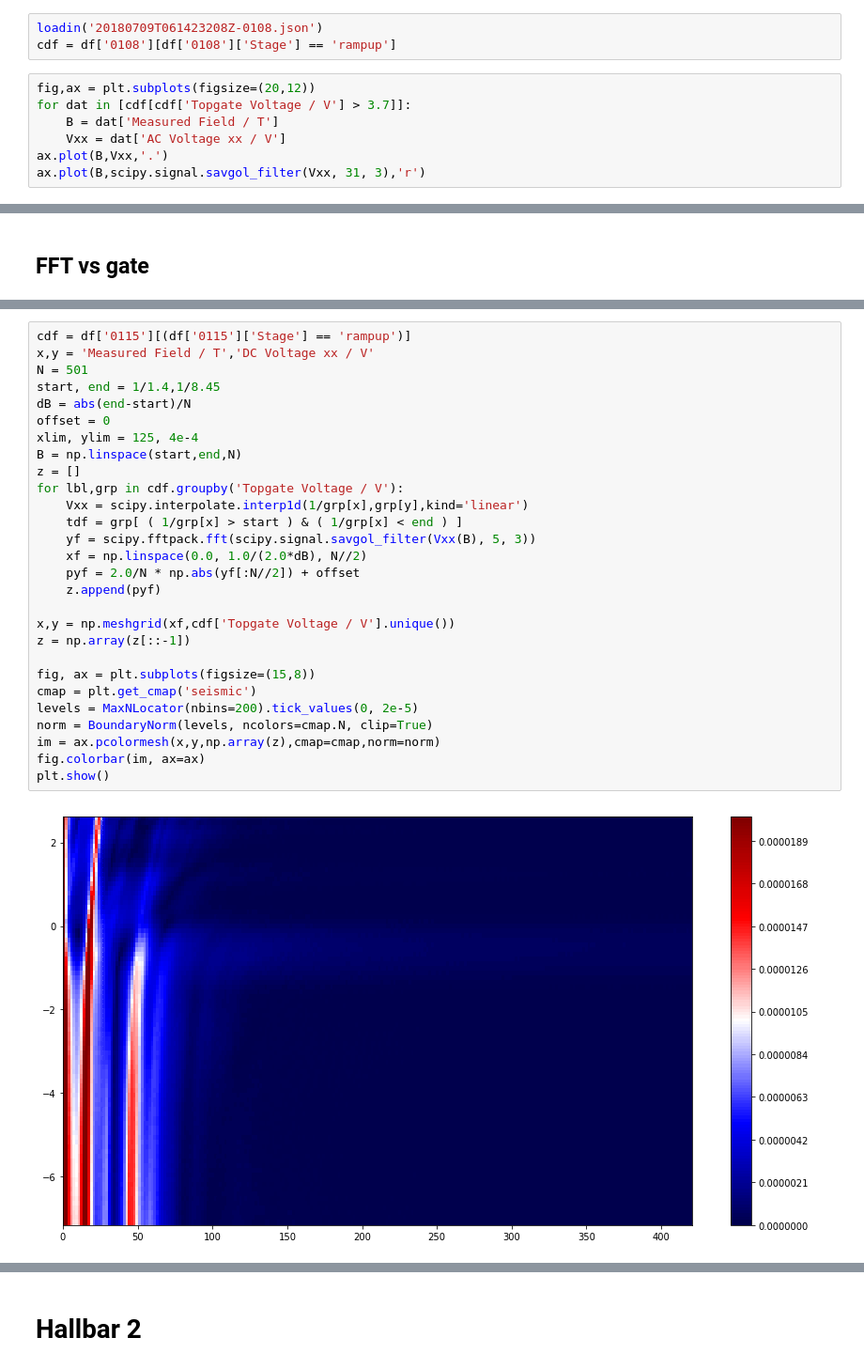
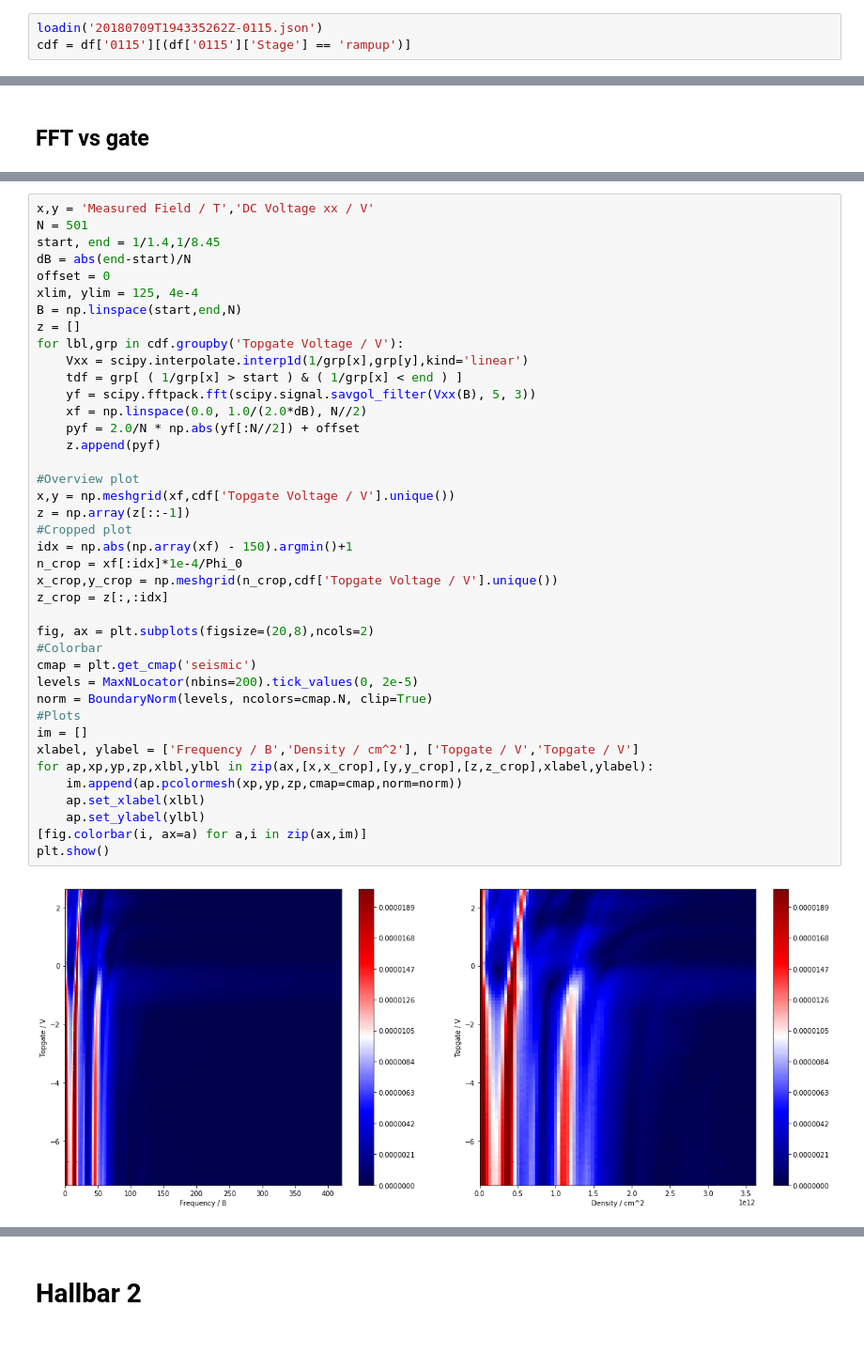
Before and after one commit to danielbouman/2deg, a Jupyter notebook: JSL49_01_qh_analysis.ipynb, the cells around one changed output, grey strips where cells are left out. Shown at 94% size. Cells and saved outputs as stored; diff of their text form; blank space fills up the shorter version.

```diff
--- a/JSL49_01_qh_analysis.ipynb
+++ b/JSL49_01_qh_analysis.ipynb
@@ -571,10 +579,3 @@ Total density is 3.43e+12 cm^-2
 # %%
-loadin('20180709T061423208Z-0108.json')
-cdf = df['0108'][df['0108']['Stage'] == 'rampup']
+loadin('20180709T194335262Z-0115.json')
+cdf = df['0115'][(df['0115']['Stage'] == 'rampup')]
-# %%
-fig,ax = plt.subplots(figsize=(20,12))
-for dat in [cdf[cdf['Topgate Voltage / V'] > 3.7]]:
-    B = dat['Measured Field / T']
-    Vxx = dat['AC Voltage xx / V']
-ax.plot(B,Vxx,'.')
-ax.plot(B,scipy.signal.savgol_filter(Vxx, 31, 3),'r')
@@ -588,30 +618,42 @@ loadin('20180709T194335262Z-0115.json.jsonl')
 # %%
-cdf = df['0115'][(df['0115']['Stage'] == 'rampup')]
 x,y = 'Measured Field / T','DC Voltage xx / V'
 N = 501
 start, end = 1/1.4,1/8.45
 dB = abs(end-start)/N
 offset = 0
 xlim, ylim = 125, 4e-4
 B = np.linspace(start,end,N)
 z = []
 for lbl,grp in cdf.groupby('Topgate Voltage / V'):
     Vxx = scipy.interpolate.interp1d(1/grp[x],grp[y],kind='linear')
     tdf = grp[ ( 1/grp[x] > start ) & ( 1/grp[x] < end ) ]
     yf = scipy.fftpack.fft(scipy.signal.savgol_filter(Vxx(B), 5, 3))
     xf = np.linspace(0.0, 1.0/(2.0*dB), N//2)
     pyf = 2.0/N * np.abs(yf[:N//2]) + offset
     z.append(pyf)
 
+#Overview plot
 x,y = np.meshgrid(xf,cdf['Topgate Voltage / V'].unique())
 z = np.array(z[::-1])
+#Cropped plot
+idx = np.abs(np.array(xf) - 150).argmin()+1
+n_crop = xf[:idx]*1e-4/Phi_0
+x_crop,y_crop = np.meshgrid(n_crop,cdf['Topgate Voltage / V'].unique())
+z_crop = z[:,:idx]
 
-fig, ax = plt.subplots(figsize=(15,8))
+fig, ax = plt.subplots(figsize=(20,8),ncols=2)
+#Colorbar
 cmap = plt.get_cmap('seismic')
 levels = MaxNLocator(nbins=200).tick_values(0, 2e-5)
 norm = BoundaryNorm(levels, ncolors=cmap.N, clip=True)
-im = ax.pcolormesh(x,y,np.array(z),cmap=cmap,norm=norm)
-fig.colorbar(im, ax=ax)
+#Plots
+im = []
+xlabel, ylabel = ['Frequency / B','Density / cm^2'], ['Topgate / V','Topgate / V']
+for ap,xp,yp,zp,xlbl,ylbl in zip(ax,[x,x_crop],[y,y_crop],[z,z_crop],xlabel,ylabel):
+    im.append(ap.pcolormesh(xp,yp,zp,cmap=cmap,norm=norm))
+    ap.set_xlabel(xlbl)
+    ap.set_ylabel(ylbl)
+[fig.colorbar(i, ax=a) for a,i in zip(ax,im)]
 plt.show()
 # %% [output]
-[figure, old version]
+[figure, new version]
```
Also changed, not shown: parts of 33 cells of this notebook, 1 other file.
